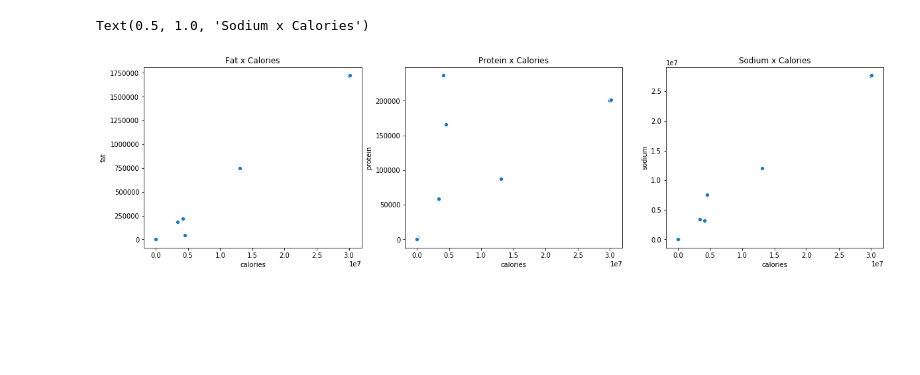
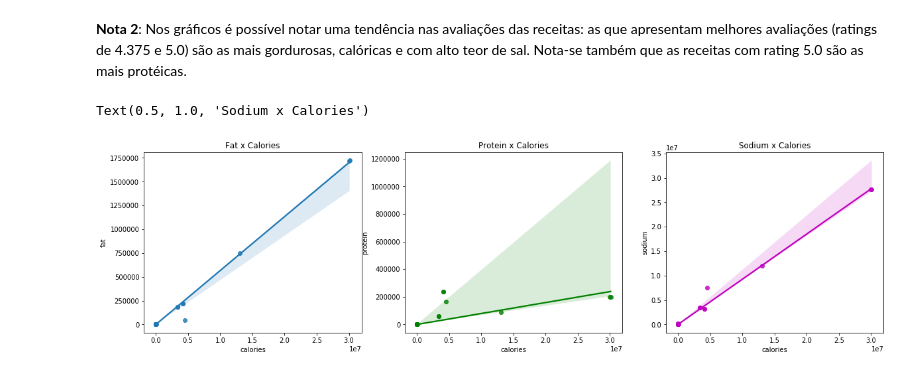
Before and after one commit to lailabcampos/eda-oncase, a Jupyter notebook: EDA.ipynb, the cells around one changed output. Cells and saved outputs as stored; diff of their text form; code cells hidden in the pictures; blank space fills up the shorter version.

Commit message:
more graphics implemented and dataset added.

```diff
--- a/EDA.ipynb
+++ b/EDA.ipynb
@@ -4,8 +14,8 @@ import seaborn as sns
 import matplotlib.pyplot as plt
 # %%
 # Leitura dos dados
-receitas = pd.read_json(r'C:\Users\laila\Documents\ONCASE\Cientista de dados\eda_data\receitas.json')
-receitas.head()
+receitas = pd.read_json(r'C:\Users\laila\Documents\eda-oncase\receitas.json')
+receitas
 # %% [output]
 |  | directions | fat | date | categories | calories | desc | protein | rating | title | ingredients | ... |
 | 0 | [1. Place the stock, lentils, cel... | 7.0 | 2006-09-01 04:00:00+00:00 | [Sandwich, Bean, Fruit, Tomato, t... | 426.0 | None | 30.0 | 2.500 | Lentil, Apple, and Turkey Wrap | [4 cups low-sodium vegetable or c... | ... |
@@ -17,0 +33,30 @@ receitas.head()
+# %%
+# Ajustes no dataset
+
+# 1 - Separando colunas para data e horário
+
+time = []
+date = []
+
+for row in receitas['date']:
+    date.append(datetime.date(row))
+    time.append(datetime.time(row))
+
+receitas['date'] = date
+receitas['time'] = time
+
+# 2 - Reorganizando as colunas
+
+info_cols = ['title', 'categories', 'desc', 'ingredients', 'directions']
+nutri_cols = ['fat', 'calories', 'protein', 'sodium']
+date_time_rating_cols = ['date', 'time', 'rating']
+new_order = info_cols + nutri_cols + date_time_rating_cols
+
+receitas = receitas[new_order]
+
+# 3 - Substituindo valores NaN das informações nutricionais por 0
+
+for nutri in nutri_cols:
+    receitas[nutri] = receitas[nutri].fillna(0)
+
+receitas.head()
@@ -18,13 +129,12 @@ receitas.head()
+# %% [markdown]
+**Nota 2**: Nos gráficos é possível notar uma tendência nas avaliações das receitas: as que apresentam melhores avaliações (ratings de 4.375 e 5.0) são as mais gordurosas, calóricas e com alto teor de sal. Nota-se também que as receitas com rating 5.0 são as mais protéicas.
 # %%
-# Scatter plot paraavaliar relações entre as variáveis numéricas
+# Gráfico de dispersão para avaliar relações entre as informações nutricionais
 
 f, axes = plt.subplots(1, 3, figsize=(20, 5), sharex=True)
-sns.scatterplot(x="calories", y="fat", data=receitas, ax=axes[0]).set_title("Fat x Calories")
-sns.scatterplot(x="calories", y="protein", data=receitas, ax=axes[1]).set_title("Protein x Calories")
-sns.scatterplot(x="calories", y="sodium", data=receitas, ax=axes[2]).set_title("Sodium x Calories")
-
-# Nos gráficos pode ser visto que na maioria das receiras a gordura e sal estão diretamente relacionados as calorias, mas o
-# mesmo nem sempre acontece com a proteína que muitas vezes pode ser alta, mas com baixa caloria.
+sns.regplot(x="calories", y="fat", data=receitas, ax=axes[0]).set_title("Fat x Calories")
+sns.regplot(x="calories", y="protein", data=receitas, ax=axes[1], color='g').set_title("Protein x Calories")
+sns.regplot(x="calories", y="sodium", data=receitas, ax=axes[2], color='m').set_title("Sodium x Calories")
 # %% [output]
 Text(0.5, 1.0, 'Sodium x Calories')
-[figure, old version]
+[figure, new version]
```
Also changed, not shown: parts of 13 cells of this notebook, 1 other file.
